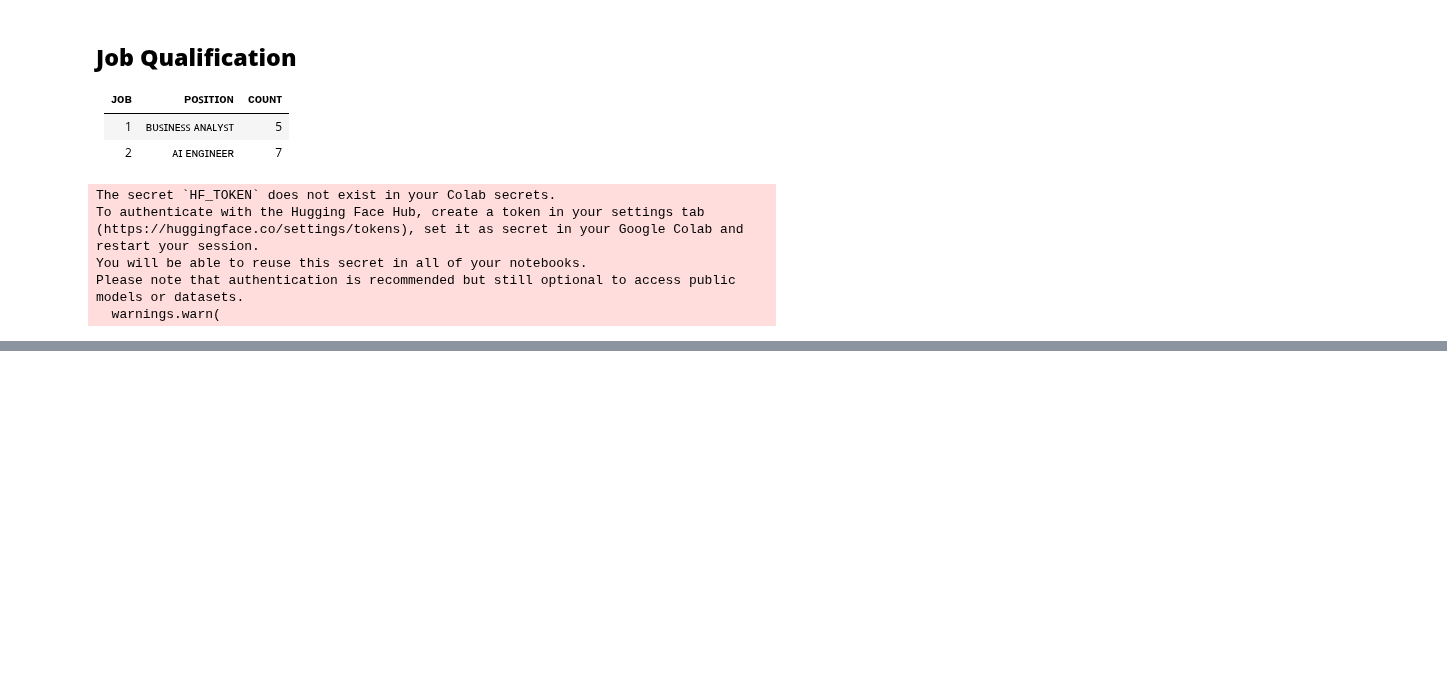
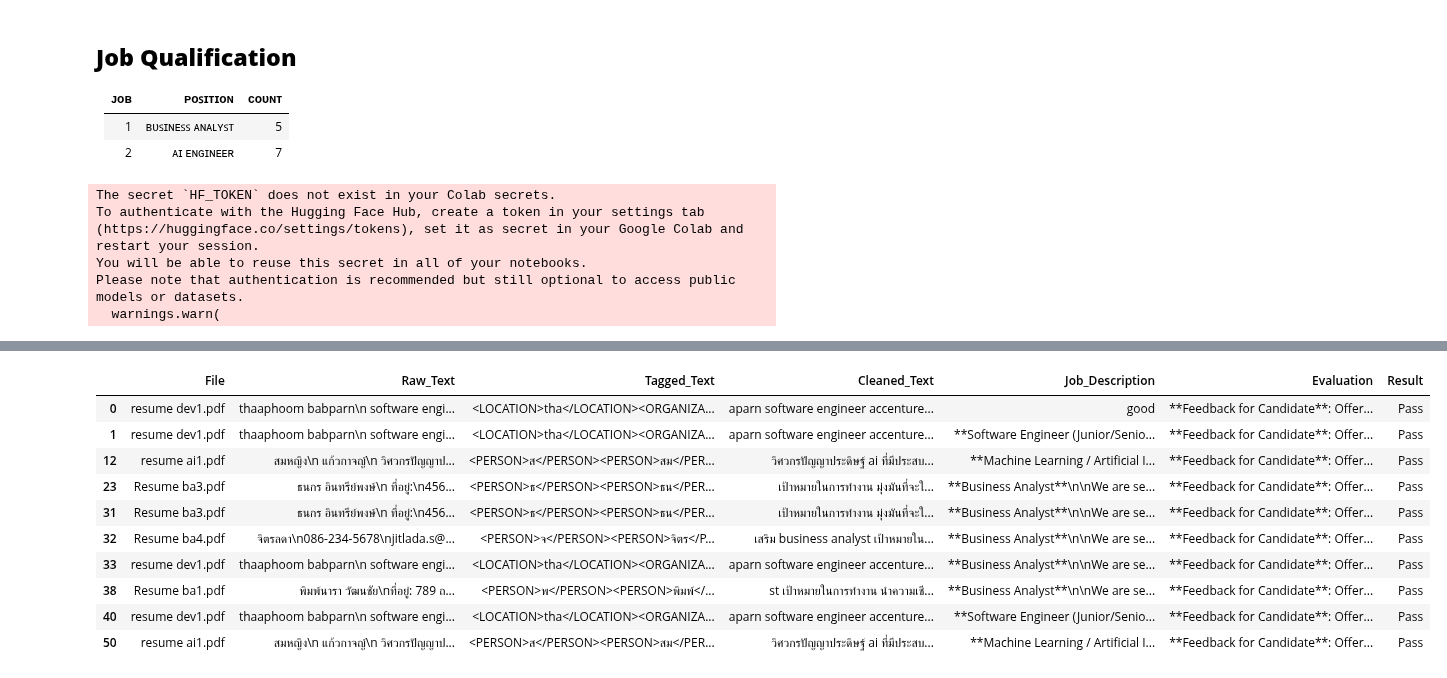
Before and after one commit to nxxk23/AI-Engineer, a Jupyter notebook: extract/gradioprompt.ipynb, the cells around one changed output, grey strips where cells are left out. Cells and saved outputs as stored; diff of their text form; code cells hidden in the pictures; blank space fills up the shorter version.

```diff
--- a/extract/gradioprompt.ipynb
+++ b/extract/gradioprompt.ipynb
@@ -479,0 +479,14 @@ print(a['Evaluation'].iloc[29])
+# %%
+a[a['Result']=='Pass']
+# %% [output]
+|  | File | Raw_Text | Tagged_Text | Cleaned_Text | Job_Description | Evaluation | Result |
+| 0 | resume dev1.pdf | thaaphoom babparn\n software engi... | <LOCATION>tha</LOCATION><ORGANIZA... | aparn software engineer accenture... | good | **Feedback for Candidate**: Offer... | Pass |
+| 1 | resume dev1.pdf | thaaphoom babparn\n software engi... | <LOCATION>tha</LOCATION><ORGANIZA... | aparn software engineer accenture... | **Software Engineer (Junior/Senio... | **Feedback for Candidate**: Offer... | Pass |
+| 12 | resume ai1.pdf | สมหญิง\n แก้วกาจญ์\n วิศวกรปัญญาป... | <PERSON>ส</PERSON><PERSON>สม</PER... | วิศวกรปัญญาประดิษฐ์ ai ที่มีประสบ... | **Machine Learning / Artificial I... | **Feedback for Candidate**: Offer... | Pass |
+| 23 | Resume ba3.pdf | ธนกร อินทรีย์พงษ์\n ที่อยู่:\n456... | <PERSON>ธ</PERSON><PERSON>ธน</PER... | เป้าหมายในการทํางาน มุ่งมันที่จะใ... | **Business Analyst**\n\nWe are se... | **Feedback for Candidate**: Offer... | Pass |
+| 31 | Resume ba3.pdf | ธนกร อินทรีย์พงษ์\n ที่อยู่:\n456... | <PERSON>ธ</PERSON><PERSON>ธน</PER... | เป้าหมายในการทํางาน มุ่งมันที่จะใ... | **Business Analyst**\n\nWe are se... | **Feedback for Candidate**: Offer... | Pass |
+| 32 | Resume ba4.pdf | จิตรลดา\n086-234-5678\njitlada.s@... | <PERSON>จ</PERSON><PERSON>จิตร</P... | เสริม business analyst เป้าหมายใน... | **Business Analyst**\n\nWe are se... | **Feedback for Candidate**: Offer... | Pass |
+| 33 | resume dev1.pdf | thaaphoom babparn\n software engi... | <LOCATION>tha</LOCATION><ORGANIZA... | aparn software engineer accenture... | **Business Analyst**\n\nWe are se... | **Feedback for Candidate**: Offer... | Pass |
+| 38 | Resume ba1.pdf | พิมพ์นารา วัฒนชัย\nที่อยู่: 789 ถ... | <PERSON>พ</PERSON><PERSON>พิมพ์</... | st เป้าหมายในการทํางาน นําความเชี... | **Business Analyst**\n\nWe are se... | **Feedback for Candidate**: Offer... | Pass |
+| 40 | resume dev1.pdf | thaaphoom babparn\n software engi... | <LOCATION>tha</LOCATION><ORGANIZA... | aparn software engineer accenture... | **Software Engineer (Junior/Senio... | **Feedback for Candidate**: Offer... | Pass |
+| 50 | resume ai1.pdf | สมหญิง\n แก้วกาจญ์\n วิศวกรปัญญาป... | <PERSON>ส</PERSON><PERSON>สม</PER... | วิศวกรปัญญาประดิษฐ์ ai ที่มีประสบ... | **Machine Learning / Artificial I... | **Feedback for Candidate**: Offer... | Pass |
```
Also changed, not shown: parts of 13 cells of this notebook.
